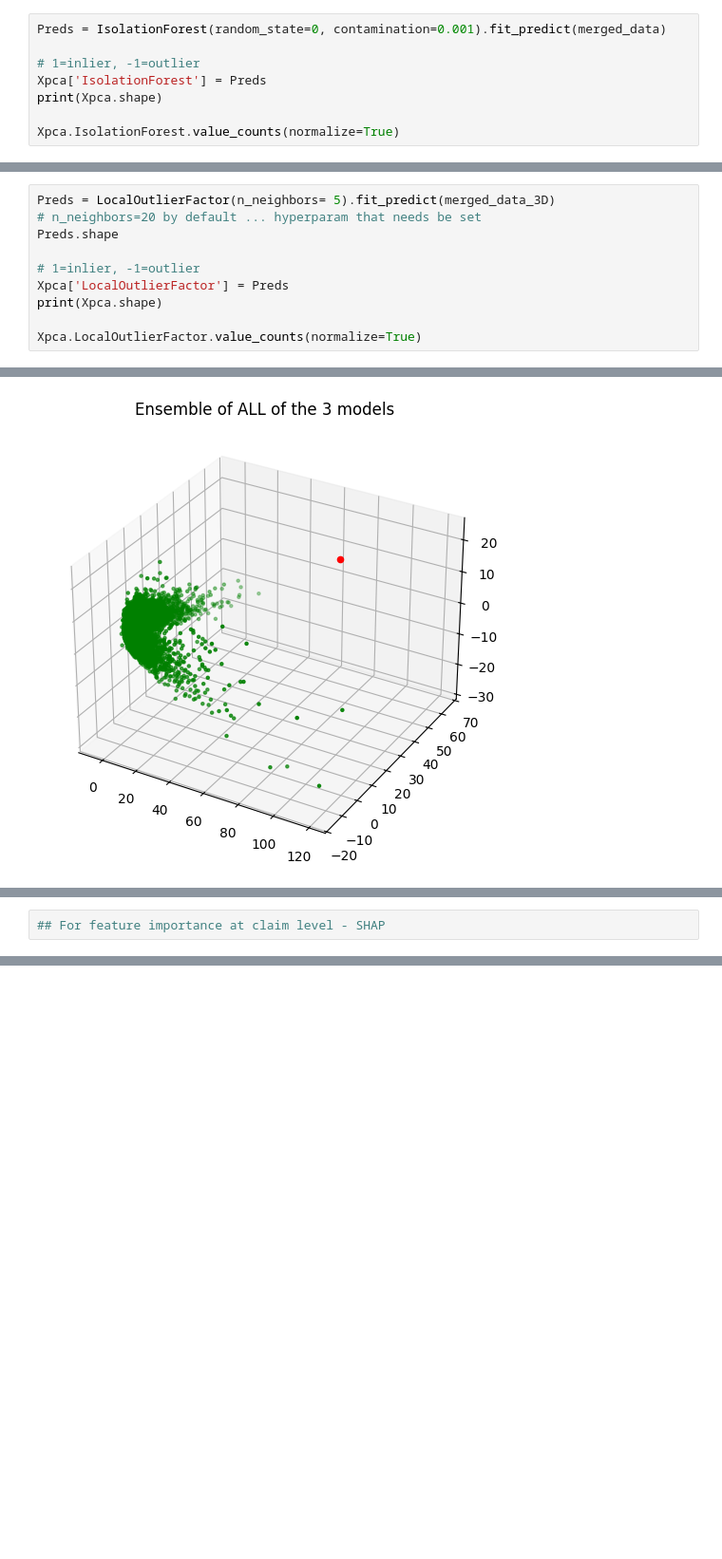
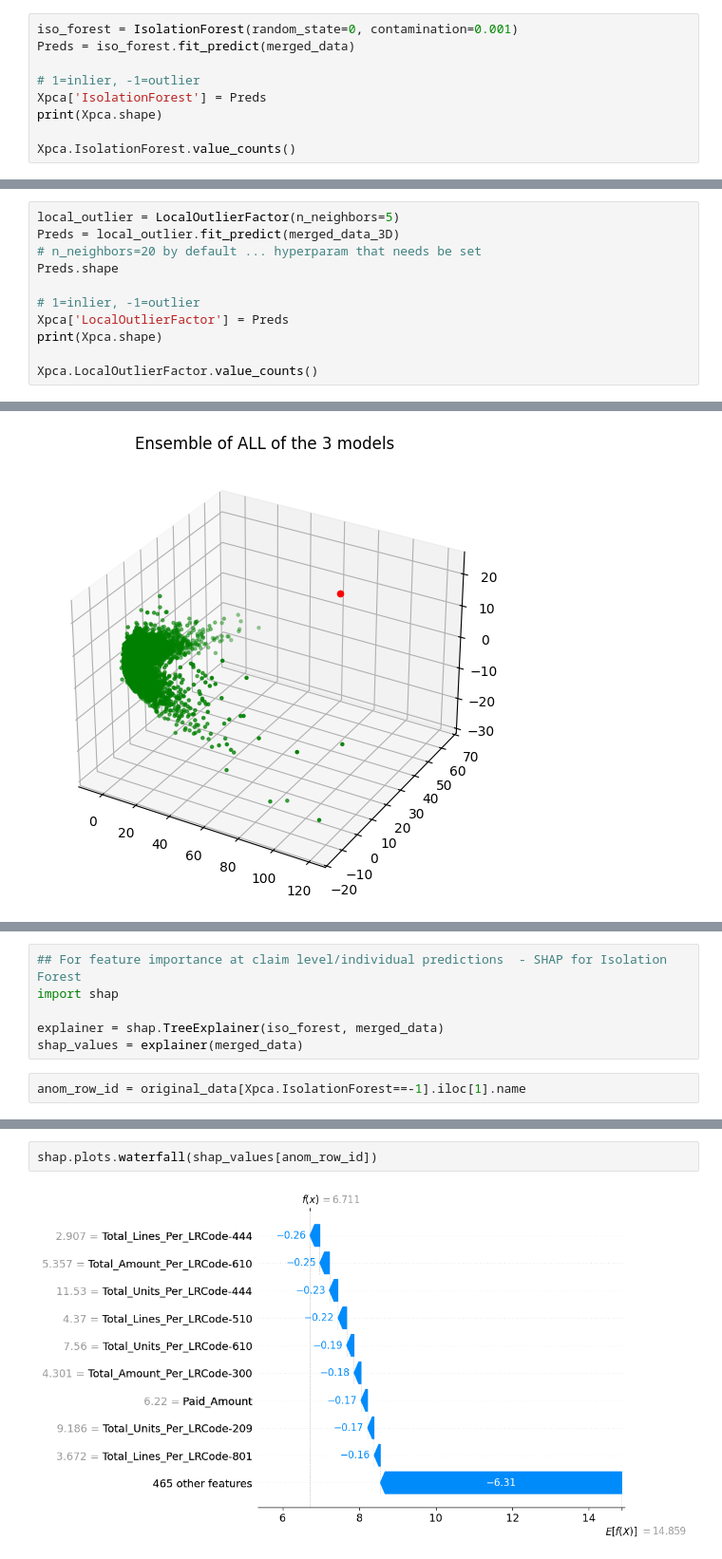
Before and after one commit to Rana-Banerjee/BloomValue, a Jupyter notebook: Bloom_Anomaly_detection.ipynb, the cells around one changed output, grey strips where cells are left out. Shown at 95% size. Saved outputs shown, nothing was run; the diff lists cells and outputs as text; blank space fills up the shorter version.

```diff
--- a/Bloom_Anomaly_detection.ipynb
+++ b/Bloom_Anomaly_detection.ipynb
@@ -1006,13 +1013,14 @@ plt.show()
 # %% [markdown]
 ### Isolation Forest
 # %%
-Preds = IsolationForest(random_state=0, contamination=0.001).fit_predict(merged_data)
+iso_forest = IsolationForest(random_state=0, contamination=0.001)
+Preds = iso_forest.fit_predict(merged_data)
 
 # 1=inlier, -1=outlier
 Xpca['IsolationForest'] = Preds
 print(Xpca.shape)
 
-Xpca.IsolationForest.value_counts(normalize=True)
+Xpca.IsolationForest.value_counts()
 # %% [output]
 (20397, 5)
 IsolationForest
@@ -1052,7 +1060,8 @@ plt.show()
 # %% [markdown]
 ### Local Outlier Factor
 # %%
-Preds = LocalOutlierFactor(n_neighbors= 5).fit_predict(merged_data_3D)
+local_outlier = LocalOutlierFactor(n_neighbors=5)
+Preds = local_outlier.fit_predict(merged_data_3D)
 # n_neighbors=20 by default ... hyperparam that needs be set
 Preds.shape
 
@@ -1060,7 +1069,7 @@ Preds.shape
 Xpca['LocalOutlierFactor'] = Preds
 print(Xpca.shape)
 
-Xpca.LocalOutlierFactor.value_counts(normalize=True)
+Xpca.LocalOutlierFactor.value_counts()
 # %% [output]
 (20397, 6)
 LocalOutlierFactor
@@ -1202,2 +1211,8 @@ original_data[Xpca.AllAnomal== 1]
 # %%
-## For feature importance at claim level - SHAP
+## For feature importance at claim level/individual predictions  - SHAP for Isolation Forest
+import shap
+
+explainer = shap.TreeExplainer(iso_forest, merged_data)
+shap_values = explainer(merged_data)
+# %%
+anom_row_id = original_data[Xpca.IsolationForest==-1].iloc[1].name
@@ -1203,0 +1229,4 @@ original_data[Xpca.AllAnomal== 1]
+# %%
+shap.plots.waterfall(shap_values[anom_row_id])
+# %% [output]
+[figure, added]
```
Also changed, not shown: parts of 26 cells of this notebook.
